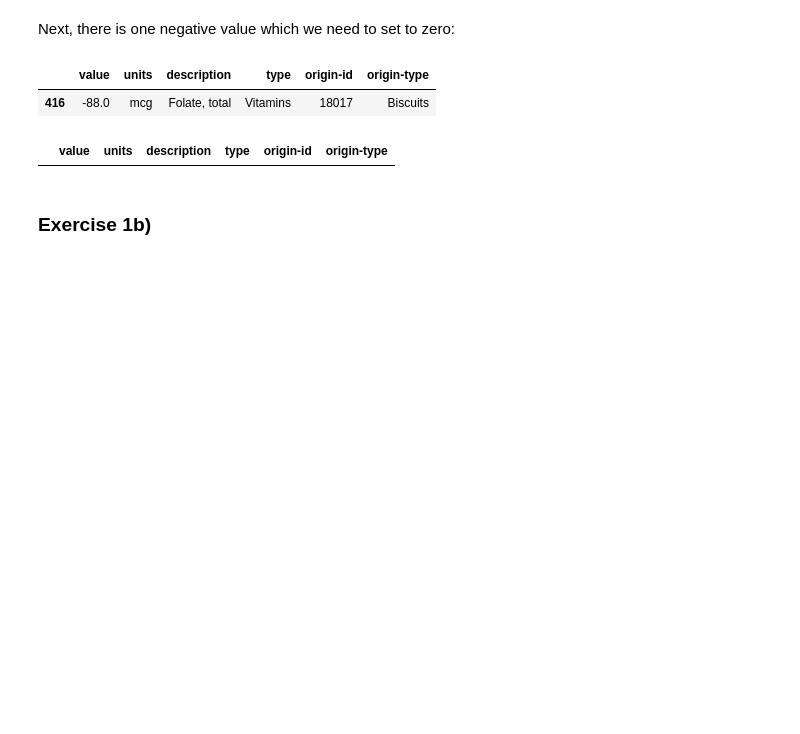
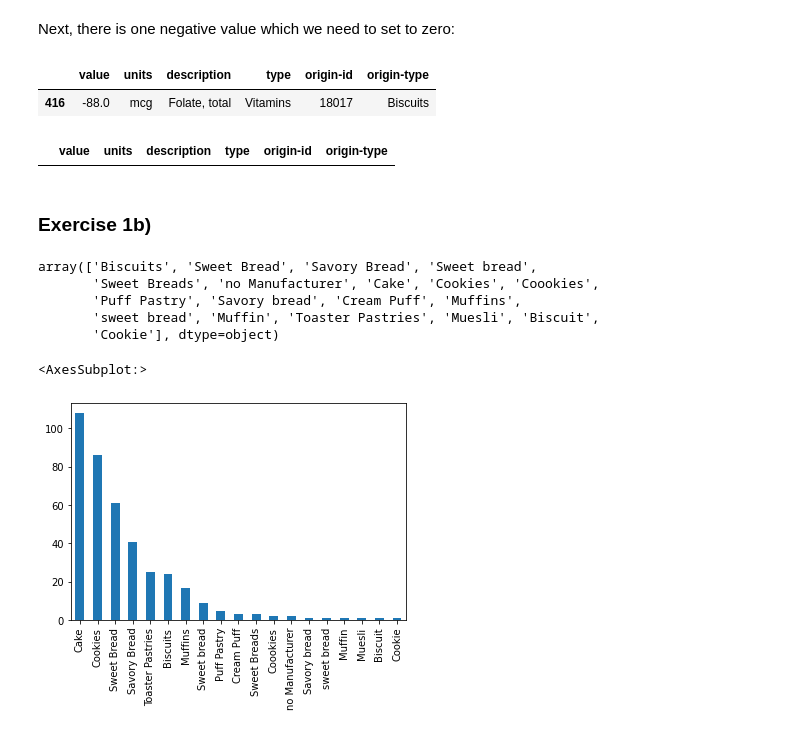
Before and after one commit to Falk358/data_science, a Jupyter notebook: dea02_dataset_analyses.ipynb, the cells around one changed output. Cells and saved outputs as stored; diff of their text form; code cells hidden in the pictures; blank space fills up the shorter version.

```diff
--- a/dea02_dataset_analyses.ipynb
+++ b/dea02_dataset_analyses.ipynb
@@ -137,3 +137,18 @@ dessert_data_nutr[dessert_data_nutr["value"]<0]
 |  | value | units | description | type | origin-id | origin-type |
 # %% [markdown]
 ### Exercise 1b)
+# %%
+#get unique dessert types
+dessert_data["type"].unique()
+# %% [output]
+array(['Biscuits', 'Sweet Bread', 'Savory Bread', 'Sweet bread',
+       'Sweet Breads', 'no Manufacturer', 'Cake', 'Cookies', 'Coookies',
+       'Puff Pastry', 'Savory bread', 'Cream Puff', 'Muffins',
+       'sweet bread', 'Muffin', 'Toaster Pastries', 'Muesli', 'Biscuit',
+       'Cookie'], dtype=object)
+# %%
+#get dessert type distribution
+dessert_data["type"].value_counts().plot.bar()
+# %% [output]
+<AxesSubplot:>
+[figure, added]
```
